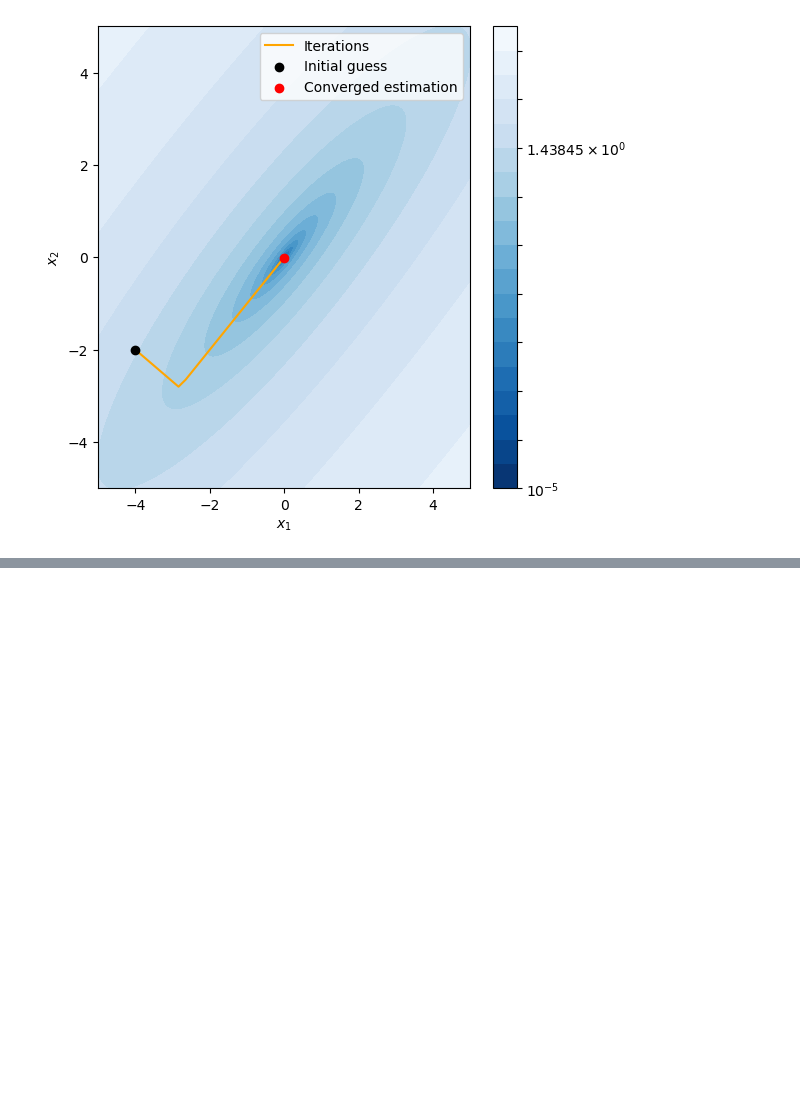
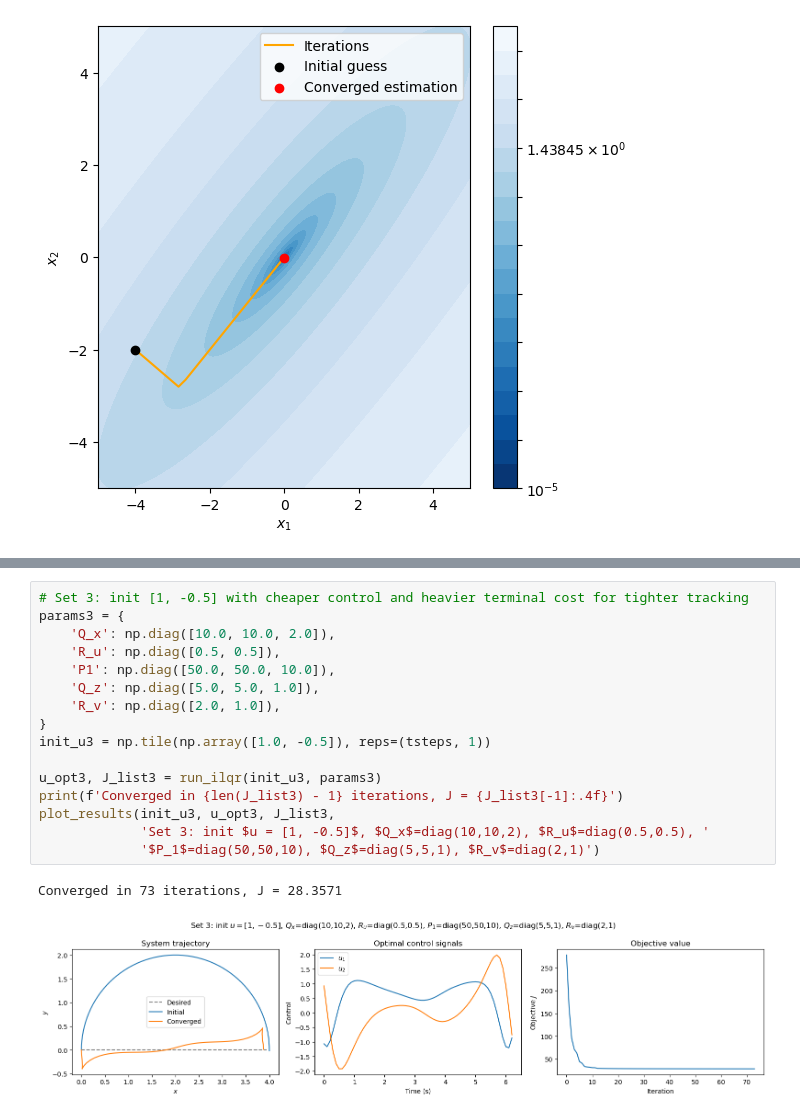
Before and after one commit to cwoodhayes/ME455_homework, a Jupyter notebook: hw4/hw4.ipynb, the cells around one changed output, grey strips where cells are left out. Cells and saved outputs as stored; diff of their text form; blank space fills up the shorter version.

```diff
--- a/hw4/hw4.ipynb
+++ b/hw4/hw4.ipynb
@@ -74,0 +344,19 @@ plt.show()
+# %%
+# Set 3: init [1, -0.5] with cheaper control and heavier terminal cost for tighter tracking
+params3 = {
+    'Q_x': np.diag([10.0, 10.0, 2.0]),
+    'R_u': np.diag([0.5, 0.5]),
+    'P1': np.diag([50.0, 50.0, 10.0]),
+    'Q_z': np.diag([5.0, 5.0, 1.0]),
+    'R_v': np.diag([2.0, 1.0]),
+}
+init_u3 = np.tile(np.array([1.0, -0.5]), reps=(tsteps, 1))
+
+u_opt3, J_list3 = run_ilqr(init_u3, params3)
+print(f'Converged in {len(J_list3) - 1} iterations, J = {J_list3[-1]:.4f}')
+plot_results(init_u3, u_opt3, J_list3,
+             'Set 3: init $u = [1, -0.5]$, $Q_x$=diag(10,10,2), $R_u$=diag(0.5,0.5), '
+             '$P_1$=diag(50,50,10), $Q_z$=diag(5,5,1), $R_v$=diag(2,1)')
+# %% [output]
+Converged in 73 iterations, J = 28.3571
+[figure, added]
```
Also changed, not shown: parts of 5 cells of this notebook.
